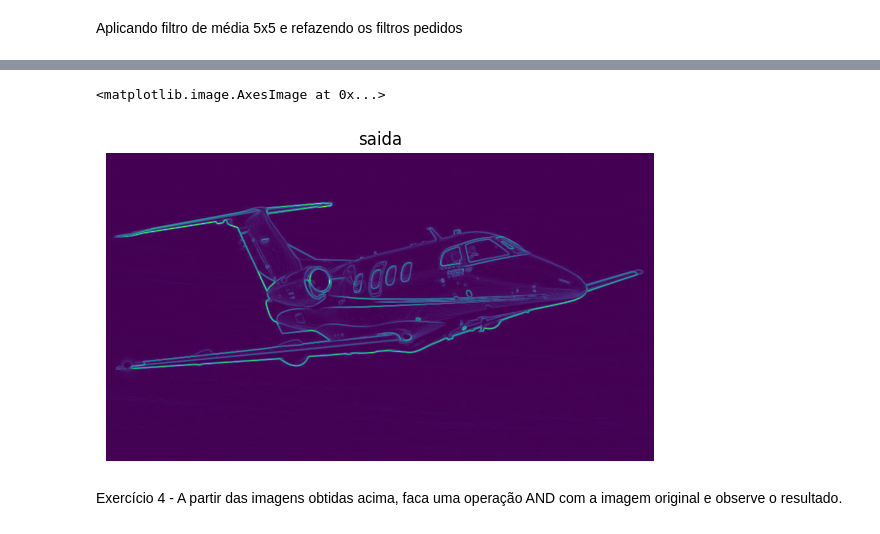
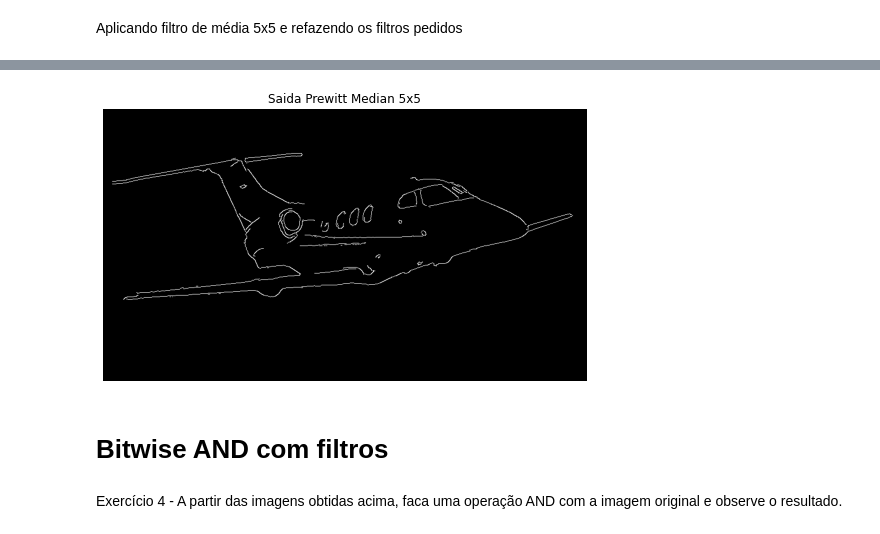
Before and after one commit to ufv-ciencia-da-computacao/CCF394, a Jupyter notebook: pratica-3/relatorio_pratica3.ipynb, the cells around one changed output, grey strips where cells are left out. Saved outputs shown, nothing was run; the diff lists cells and outputs as text; code cells hidden in the pictures.

```diff
--- a/pratica-3/relatorio_pratica3.ipynb
+++ b/pratica-3/relatorio_pratica3.ipynb
@@ -358,15 +304,15 @@ plt.imshow(output_image)
 # %%
 img = cv2.imread("aviao.jpg",0)
+
 img_median = cv2.blur(img,(5,5))
-edges = cv2.Canny(img_median,100,200)
+output_image = cv2.Canny(img_median,100,200)
+
 result_canny_median = output_image
-plt.figure(figsize=(10,4))
-plt.title("saida")
-plt.axis('off')
-plt.imshow(result_canny_median)
+plot_image(result_canny_median, "Saida Prewitt Median 5x5", (20, 5), cmap="gray")
 # %% [output]
-<matplotlib.image.AxesImage at 0x...>
-[figure, old version]
+[figure, new version]
+# %% [markdown]
+# Bitwise AND com filtros
 # %% [markdown]
 Exercício 4 - A partir das imagens obtidas acima, faca uma operação AND com a imagem original e observe
  o resultado.
```
Also changed, not shown: parts of 29 cells of this notebook.
